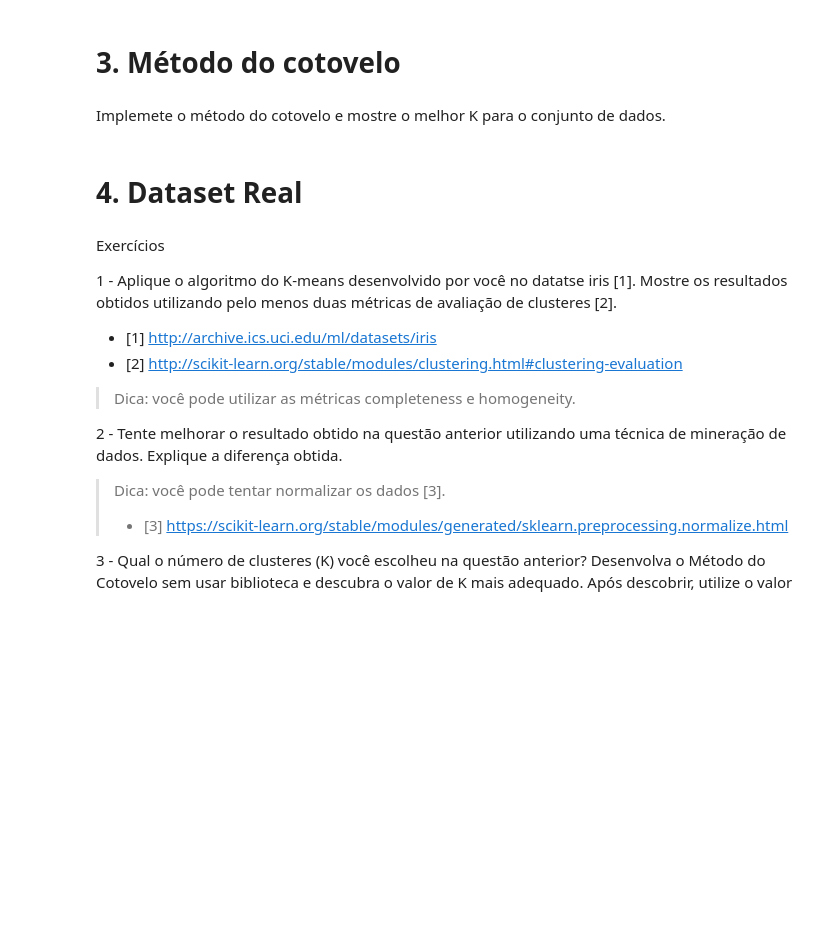
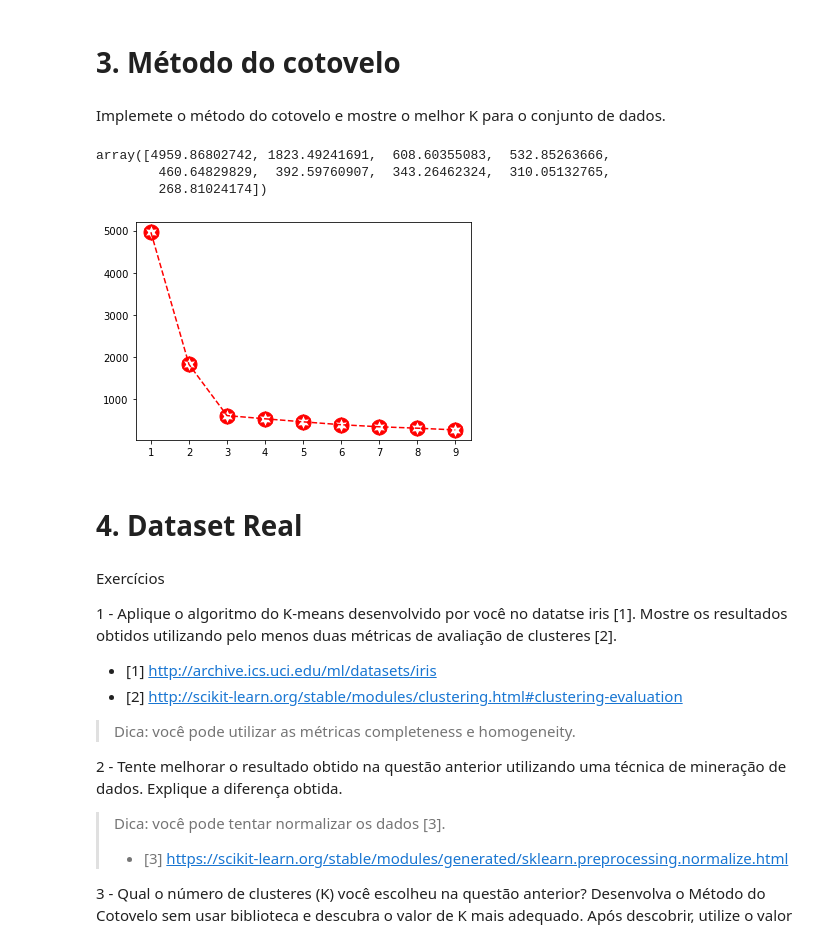
Before and after one commit to Gustavo-Sousa/kmeans_intro, a Jupyter notebook: Notebook_KMeans_Assignment.ipynb, the cells around one changed output. Saved outputs shown, nothing was run; the diff lists cells and outputs as text; code cells hidden in the pictures; blank space fills up the shorter version.

```diff
--- a/Notebook_KMeans_Assignment.ipynb
+++ b/Notebook_KMeans_Assignment.ipynb
@@ -426,3 +424,32 @@ Implemete o método do cotovelo e mostre o melhor K para o conjunto de dados.
+# %%
+ks = np.arange(1,10)
+inertias = np.array([])
+for k in ks:
+    km = skc.KMeans(n_clusters=k)
+    km.fit(dataset)
+    inertias = np.append(inertias, km.inertia_)
+# %%
+inertias
+# %% [output]
+array([4959.86802742, 1823.49241691,  608.60355083,  532.85263666,
+        460.64829829,  392.59760907,  343.26462324,  310.05132765,
+        268.81024174])
+# %%
+import matplotlib.path as mpath
+
+star = mpath.Path.unit_regular_star(6)
+circle = mpath.Path.unit_circle()
+
+verts = np.concatenate([circle.vertices, star.vertices[::-1, ...]])
+codes = np.concatenate([circle.codes, star.codes])
+cut_star = mpath.Path(verts, codes)
+
+
+plt.plot(ks, inertias, '--r', marker=cut_star, markersize=15)
+
+plt.show()
+# %% [output]
+[figure, added]
 # %% [markdown]
 # 4. Dataset Real
 # %% [markdown]
```
Also changed, not shown: parts of 6 cells of this notebook.
